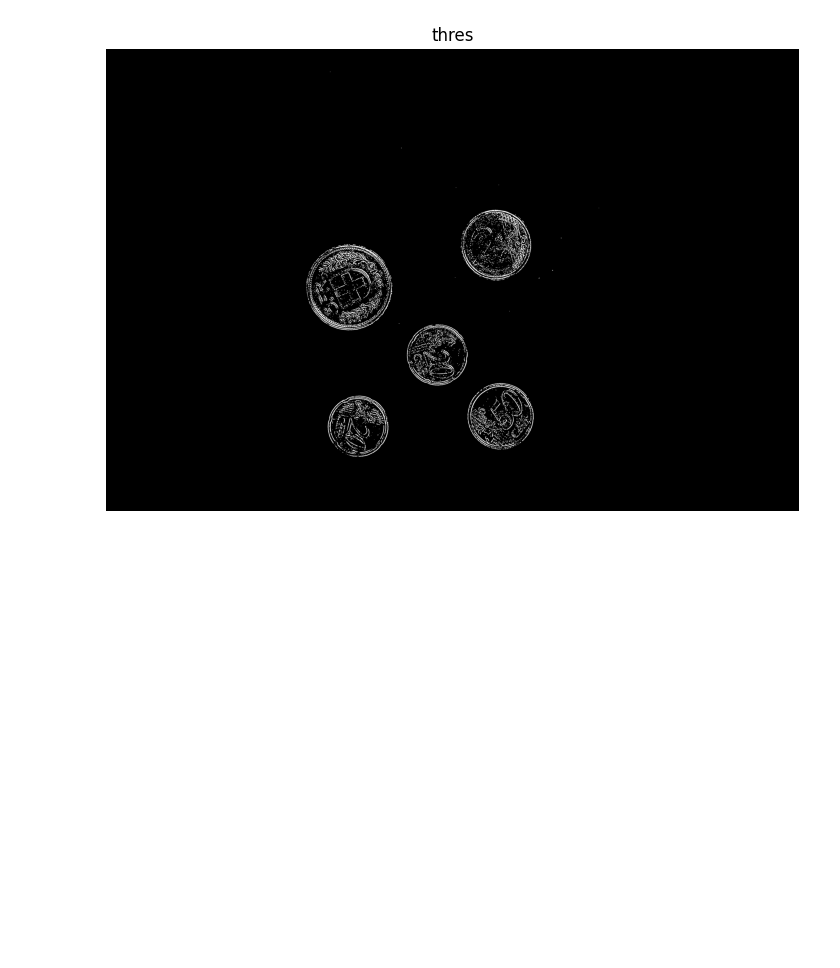
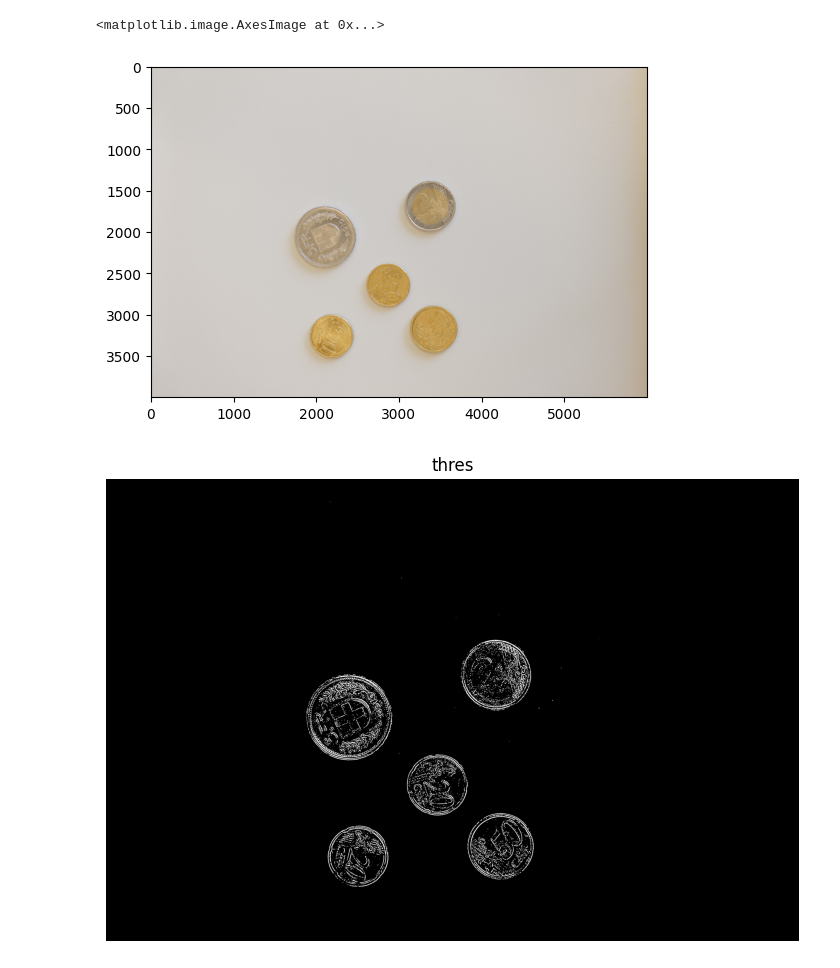
Before and after one commit to Tachi-67/iapr24-final-project, a Jupyter notebook: classify.ipynb, the cells around one changed output. Saved outputs shown, nothing was run; the diff lists cells and outputs as text; code cells hidden in the pictures; blank space fills up the shorter version.

```diff
--- a/classify.ipynb
+++ b/classify.ipynb
@@ -123 +212,6 @@ KeyboardInterrupt:
+# %%
+plt.imshow(img)
+# %% [output]
+<matplotlib.image.AxesImage at 0x...>
+[figure, added]
 # %%
```
Also changed, not shown: parts of 6 cells of this notebook, 1 other file.
